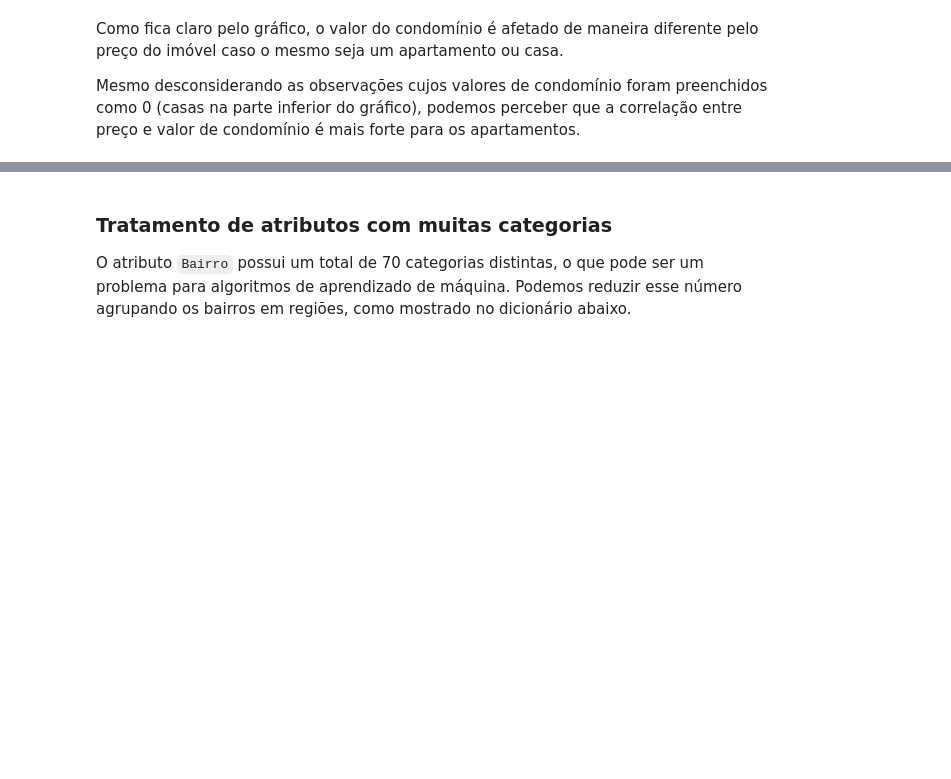
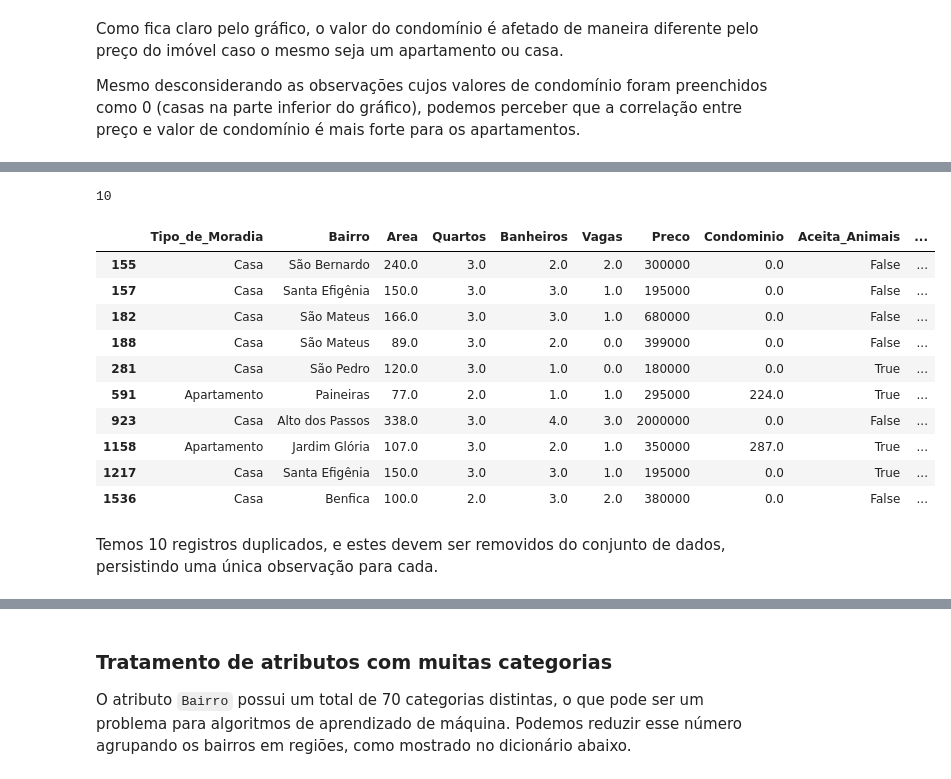
Before and after one commit to lcfdiniz/puc-rio, a Jupyter notebook: real-estate-market/real_estate_market.ipynb, the cells around one changed output, grey strips where cells are left out. Cells and saved outputs as stored; diff of their text form; code cells hidden in the pictures; blank space fills up the shorter version.

```diff
--- a/real-estate-market/real_estate_market.ipynb
+++ b/real-estate-market/real_estate_market.ipynb
@@ -728,0 +817,20 @@ Mesmo desconsiderando as observações cujos valores de condomínio foram preenc
+# %%
+df.duplicated().sum()
+# %% [output]
+10
+# %%
+df[df.duplicated()]
+# %% [output]
+|  | Tipo_de_Moradia | Bairro | Area | Quartos | Banheiros | Vagas | Preco | Condominio | Aceita_Animais | ... |
+| 155 | Casa | São Bernardo | 240.0 | 3.0 | 2.0 | 2.0 | 300000 | 0.0 | False | ... |
+| 157 | Casa | Santa Efigênia | 150.0 | 3.0 | 3.0 | 1.0 | 195000 | 0.0 | False | ... |
+| 182 | Casa | São Mateus | 166.0 | 3.0 | 3.0 | 1.0 | 680000 | 0.0 | False | ... |
+| 188 | Casa | São Mateus | 89.0 | 3.0 | 2.0 | 0.0 | 399000 | 0.0 | False | ... |
+| 281 | Casa | São Pedro | 120.0 | 3.0 | 1.0 | 0.0 | 180000 | 0.0 | True | ... |
+| 591 | Apartamento | Paineiras | 77.0 | 2.0 | 1.0 | 1.0 | 295000 | 224.0 | True | ... |
+| 923 | Casa | Alto dos Passos | 338.0 | 3.0 | 4.0 | 3.0 | 2000000 | 0.0 | False | ... |
+| 1158 | Apartamento | Jardim Glória | 107.0 | 3.0 | 2.0 | 1.0 | 350000 | 287.0 | True | ... |
+| 1217 | Casa | Santa Efigênia | 150.0 | 3.0 | 3.0 | 1.0 | 195000 | 0.0 | True | ... |
+| 1536 | Casa | Benfica | 100.0 | 2.0 | 3.0 | 2.0 | 380000 | 0.0 | False | ... |
+# %% [markdown]
+Temos 10 registros duplicados, e estes devem ser removidos do conjunto de dados, persistindo uma única observação para cada.
```
Also changed, not shown: parts of 41 cells of this notebook.
